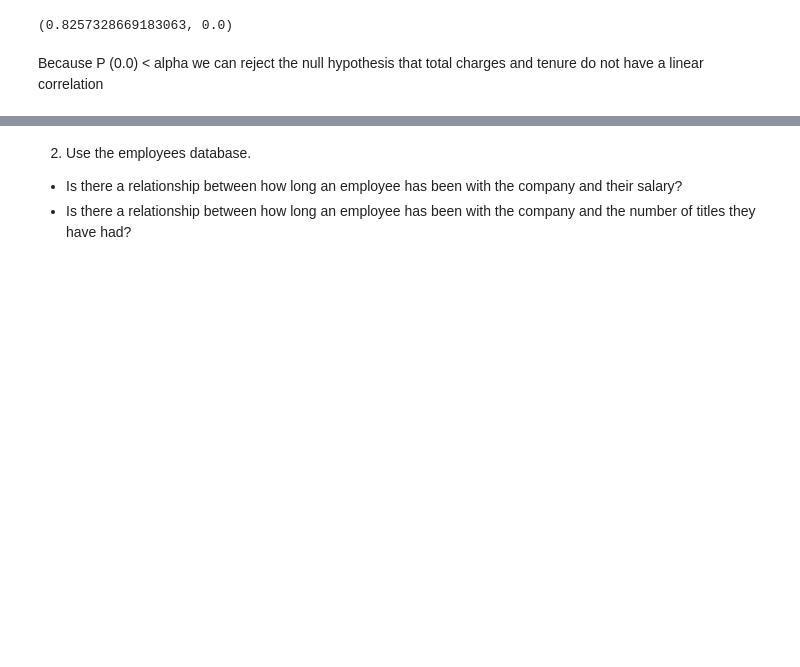
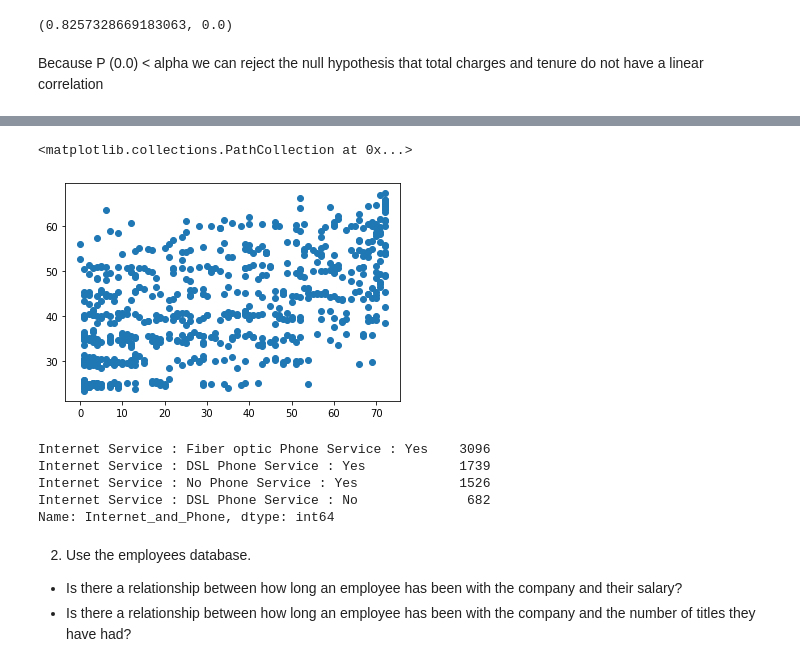
Before and after one commit to ArnolValadez/statistics-exercises, a Jupyter notebook: hypothesis_testing.ipynb, the cells around one changed output, grey strips where cells are left out. Drawn from its saved outputs; the diff is of its cells as text; code cells hidden in the pictures; blank space fills up the shorter version.

```diff
--- a/hypothesis_testing.ipynb
+++ b/hypothesis_testing.ipynb
@@ -220,0 +231,4 @@ Because P (0.0) < alpha we can reject the null hypothesis that total charges and
+# %%
+x_no_phone_tenure = df['tenure'][df['PhoneService'] == 'No']
+x_no_phone_totalcharges = df['TotalCharges'][df['PhoneService'] == 'No']
+y_no_phone_monthlycharges = df['MonthlyCharges'][df['PhoneService'] == 'No']
@@ -220,0 +252,5 @@ Because P (0.0) < alpha we can reject the null hypothesis that total charges and
+# %%
+plt.scatter(x_no_phone_tenure, y_no_phone_monthlycharges)
+# %% [output]
+<matplotlib.collections.PathCollection at 0x...>
+[figure, added]
@@ -220,0 +261,8 @@ Because P (0.0) < alpha we can reject the null hypothesis that total charges and
+# %%
+df['Internet_and_Phone'].value_counts()
+# %% [output]
+Internet Service : Fiber optic Phone Service : Yes    3096
+Internet Service : DSL Phone Service : Yes            1739
+Internet Service : No Phone Service : Yes             1526
+Internet Service : DSL Phone Service : No              682
+Name: Internet_and_Phone, dtype: int64
```
Also changed, not shown: parts of 8 cells of this notebook.
